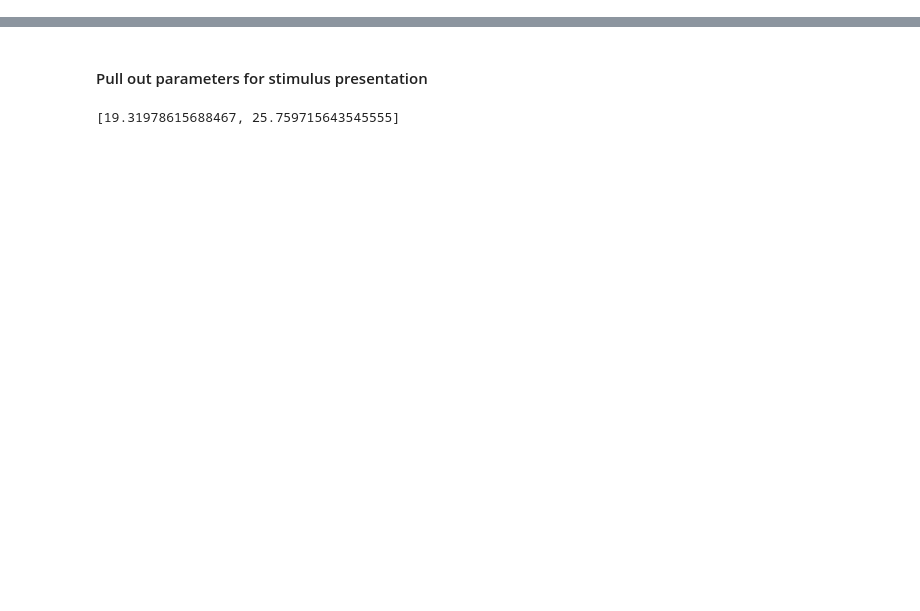
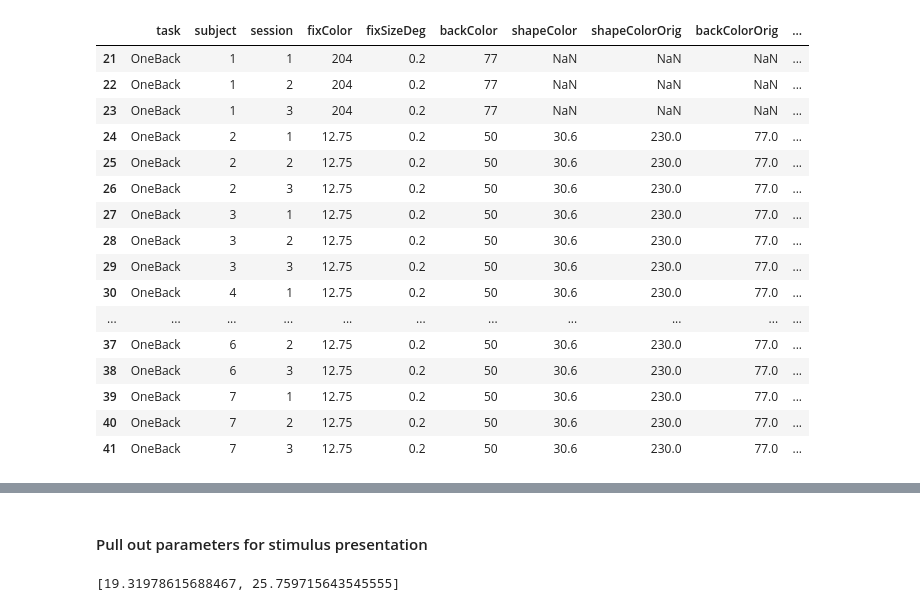
Before and after one commit to mmhenderson/shapeDim, a Jupyter notebook: Analysis/analyze_behav/get_stim_pars.ipynb, the cells around one changed output, grey strips where cells are left out. Cells and saved outputs as stored; diff of their text form; code cells hidden in the pictures; blank space fills up the shorter version.

```diff
--- a/Analysis/analyze_behav/get_stim_pars.ipynb
+++ b/Analysis/analyze_behav/get_stim_pars.ipynb
@@ -47,0 +85,20 @@ dict_keys(['scannerlaptop', 'debug', 'SubInit', 'SubNum', 'SubNumStr', 'Session'
+# %%
+df.iloc[21:42,:]
+# %% [output]
+|  | task | subject | session | fixColor | fixSizeDeg | backColor | shapeColor | shapeColorOrig | backColorOrig | ... |
+| 21 | OneBack | 1 | 1 | 204 | 0.2 | 77 | NaN | NaN | NaN | ... |
+| 22 | OneBack | 1 | 2 | 204 | 0.2 | 77 | NaN | NaN | NaN | ... |
+| 23 | OneBack | 1 | 3 | 204 | 0.2 | 77 | NaN | NaN | NaN | ... |
+| 24 | OneBack | 2 | 1 | 12.75 | 0.2 | 50 | 30.6 | 230.0 | 77.0 | ... |
+| 25 | OneBack | 2 | 2 | 12.75 | 0.2 | 50 | 30.6 | 230.0 | 77.0 | ... |
+| 26 | OneBack | 2 | 3 | 12.75 | 0.2 | 50 | 30.6 | 230.0 | 77.0 | ... |
+| 27 | OneBack | 3 | 1 | 12.75 | 0.2 | 50 | 30.6 | 230.0 | 77.0 | ... |
+| 28 | OneBack | 3 | 2 | 12.75 | 0.2 | 50 | 30.6 | 230.0 | 77.0 | ... |
+| 29 | OneBack | 3 | 3 | 12.75 | 0.2 | 50 | 30.6 | 230.0 | 77.0 | ... |
+| 30 | OneBack | 4 | 1 | 12.75 | 0.2 | 50 | 30.6 | 230.0 | 77.0 | ... |
+| ... | ... | ... | ... | ... | ... | ... | ... | ... | ... | ... |
+| 37 | OneBack | 6 | 2 | 12.75 | 0.2 | 50 | 30.6 | 230.0 | 77.0 | ... |
+| 38 | OneBack | 6 | 3 | 12.75 | 0.2 | 50 | 30.6 | 230.0 | 77.0 | ... |
+| 39 | OneBack | 7 | 1 | 12.75 | 0.2 | 50 | 30.6 | 230.0 | 77.0 | ... |
+| 40 | OneBack | 7 | 2 | 12.75 | 0.2 | 50 | 30.6 | 230.0 | 77.0 | ... |
+| 41 | OneBack | 7 | 3 | 12.75 | 0.2 | 50 | 30.6 | 230.0 | 77.0 | ... |
```
Also changed, not shown: parts of 19 cells of this notebook, 5 other files.
